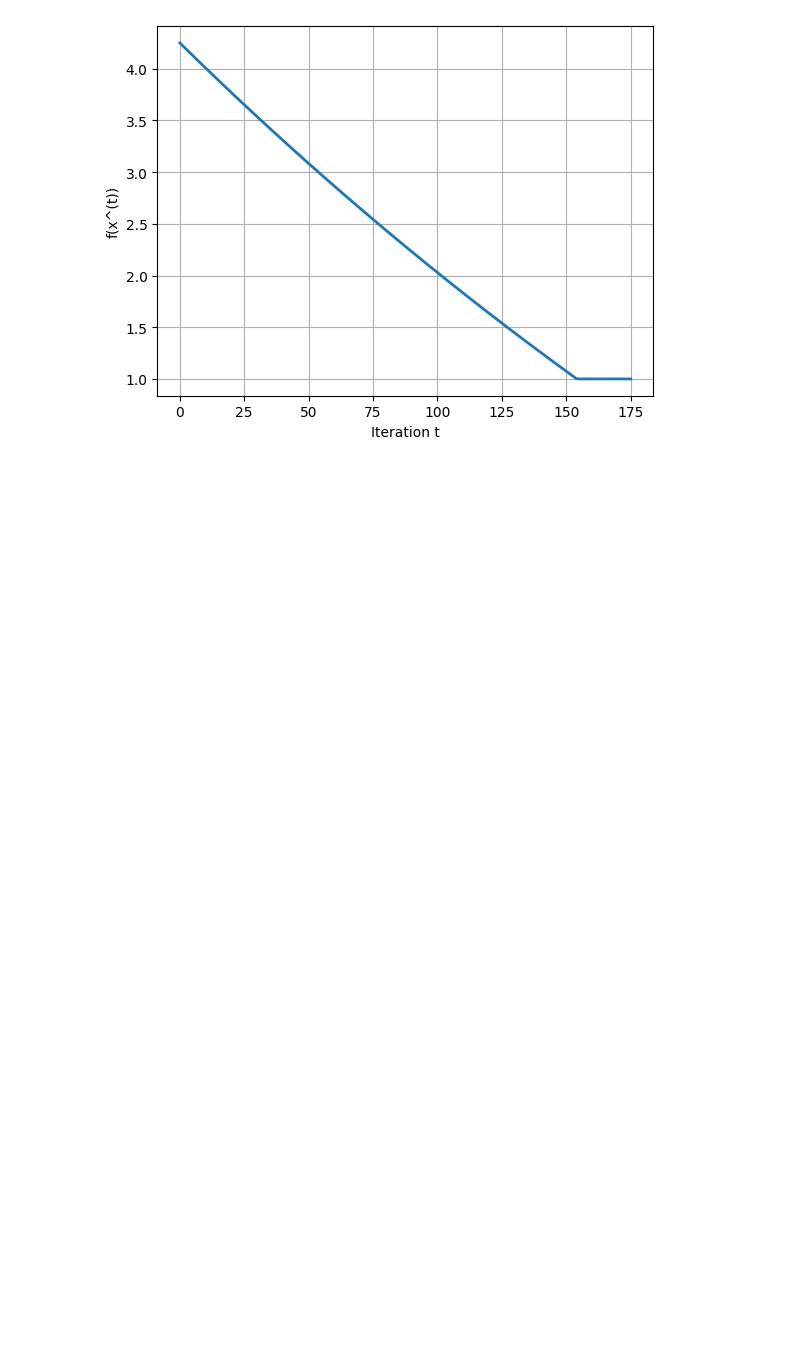
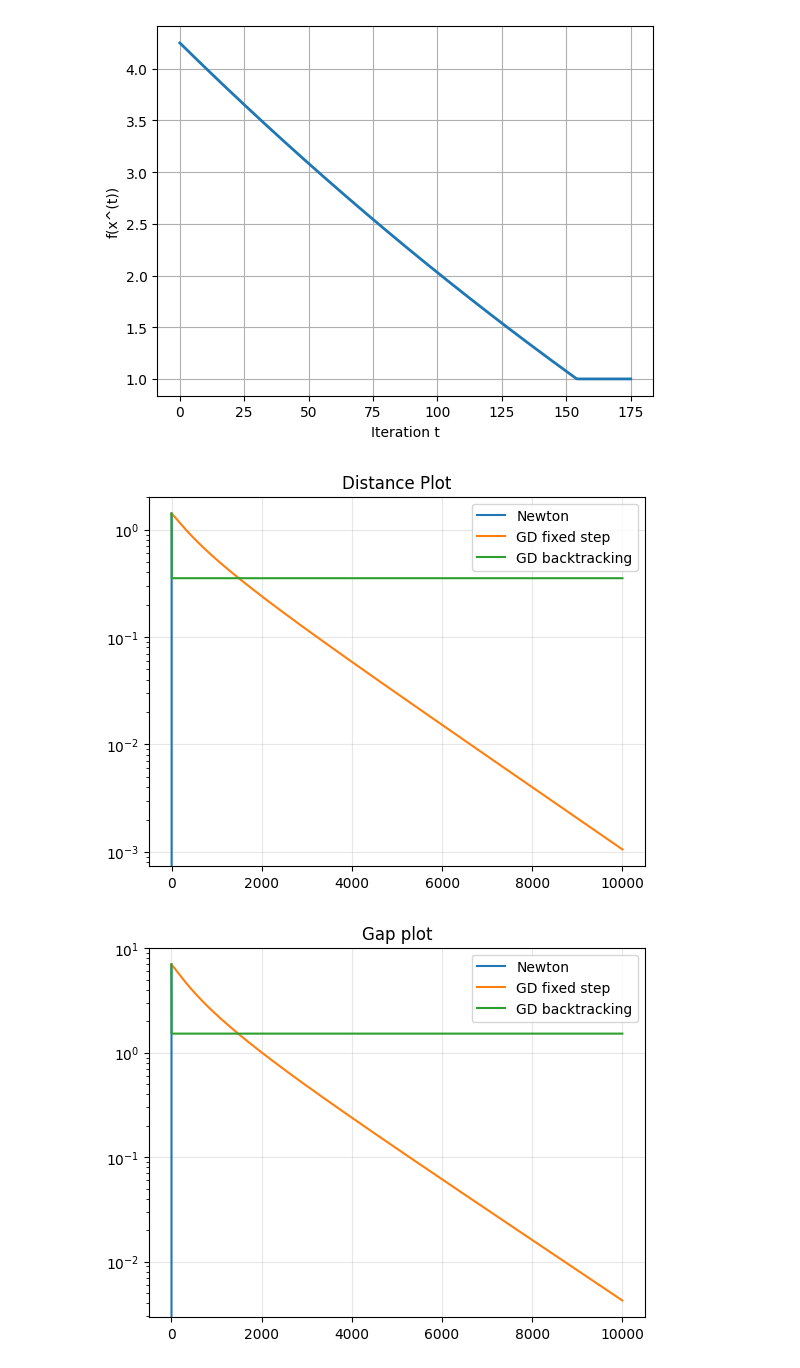
Before and after one commit to ageller02/MATH173A, a Jupyter notebook: HW4_Q3.ipynb, the cells around one changed output. Cells and saved outputs as stored; diff of their text form; code cells hidden in the pictures; blank space fills up the shorter version.

```diff
--- a/HW4_Q3.ipynb
+++ b/HW4_Q3.ipynb
@@ -23,0 +62,50 @@ plt.show()
+# %%
+def backtracking(x0, beta=0.5, gamma=1e-4, T=10_000, tolerance=1e-8):
+    x = x0.astype(float)
+    xs = [x.copy()]
+    for t in range(T):
+        g = grad_f(x)
+        g_norm_sq = np.dot(g, g)
+        if np.sqrt(g_norm_sq) < tolerance:
+            break
+
+        step = 1.0
+        fx = f(x)
+        while f(x - step * g) > fx - gamma * step * g_norm_sq:
+            step *= beta
+
+        x = x - step * g
+        xs.append(x.copy())
+    return np.array(xs)
+# %%
+x0 = np.array([0.0, 0.0])
+x_star = np.array([1.0, 1.0])
+
+xs_newton = newton_method(x0)
+xs_fix = gd_fixed(x0)
+xs_bt  = backtracking(x0)
+
+def dist(xs):
+    return np.linalg.norm(xs - x_star, axis=1)
+
+def gap(xs):
+    return np.array([f(x) for x in xs]) - f(x_star)
+
+plt.semilogy(dist(xs_newton), label='Newton')
+plt.semilogy(dist(xs_fix), label='GD fixed step')
+plt.semilogy(dist(xs_bt),  label='GD backtracking')
+plt.title("Distance Plot")
+plt.legend()
+plt.grid(True, alpha=0.3)
+plt.show()
+
+plt.semilogy(gap(xs_newton), label='Newton')
+plt.semilogy(gap(xs_fix), label='GD fixed step')
+plt.semilogy(gap(xs_bt),  label='GD backtracking')
+plt.title("Gap plot")
+plt.legend()
+plt.grid(True, alpha=0.3)
+plt.show()
+# %% [output]
+[figure, added]
+[figure, added]
```
Also changed, not shown: parts of 3 cells of this notebook.
